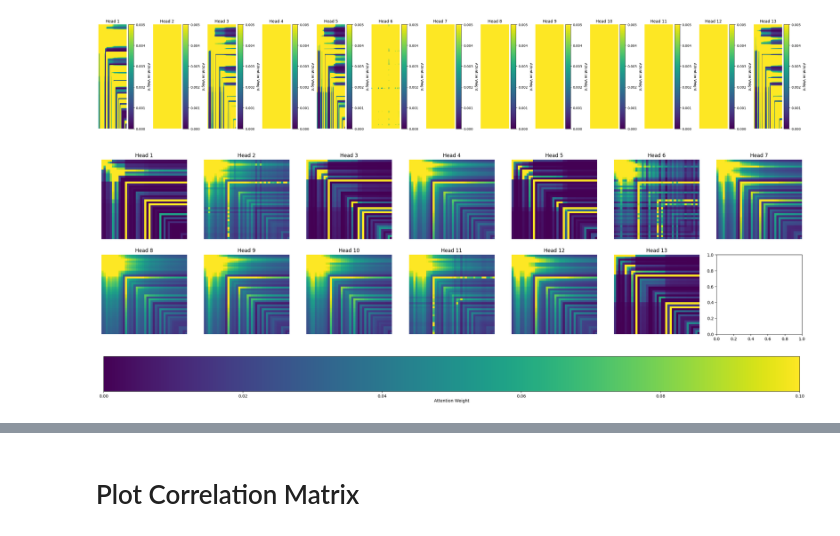
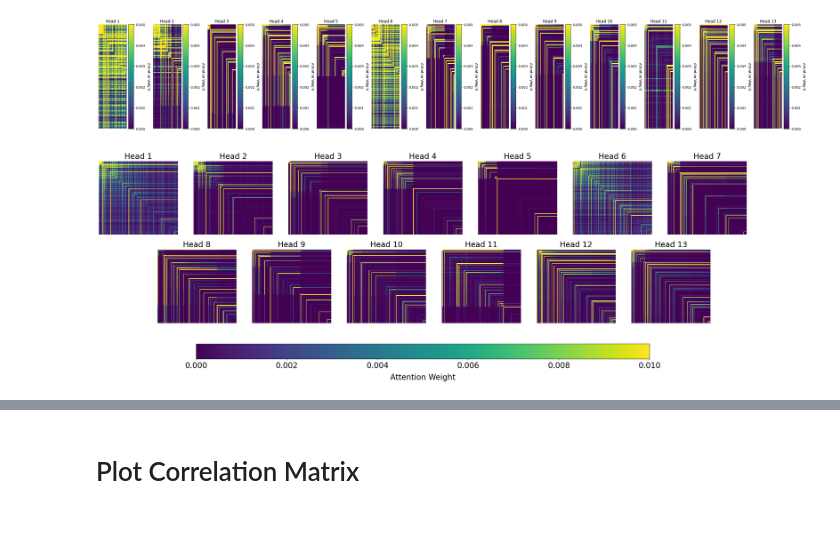
Before and after one commit to CS-433/ml-project-2-zenconvolutionalgraph, a Jupyter notebook: GAT/plot_attention_weights.ipynb, the cells around one changed output, grey strips where cells are left out. Cells and saved outputs as stored; diff of their text form; code cells hidden in the pictures.

```diff
--- a/GAT/plot_attention_weights.ipynb
+++ b/GAT/plot_attention_weights.ipynb
@@ -19,5 +19,6 @@ True
 # %%
-model = torch.load("/home/dalai/GNN_E/data/results/GAT/balanced/14/all_emo/2406-1002/full_model.pth")
+#model = torch.load("/home/dalai/GNN_E/data/results/GAT/balanced/14/all_emo/2406-1002/full_model.pth")
+model = torch.load("/home/dalai/GNN_E/data/results/GAT/balanced/1/all_emo/10000-1075/full_model.pth")
 
 model =  model.to("cpu") #(torch.device('cuda' if torch.cuda.is_available() else 'cpu'))
 print(model)
@@ -31,6 +32,7 @@ GATConv(11, 13, heads=13)
 # %%
 # Number of nodes in the clique
-num_nodes = 40
+num_nodes = 414
+num_feat = 21
 
 # Create a complete graph with all possible edges (including self-loops)
 edge_index = torch.combinations(torch.arange(num_nodes), r=2).t()
@@ -39,12 +41,12 @@ edge_index = torch.combinations(torch.arange(num_nodes), r=2).t()
 edge_index = torch.cat([edge_index, torch.stack([torch.arange(num_nodes), torch.arange(num_nodes)])], dim=1)
 
 # Create the node feature tensor, with each node having a feature vector of 1's
-x = torch.ones((num_nodes, 11))  # 1-dimensional feature with value 1 for each node
-x = torch.rand((num_nodes, 11)) * 10
+x = torch.ones((num_nodes, num_feat))  # 1-dimensional feature with value 1 for each node
+x = torch.rand((num_nodes, num_feat)) * 10
 
 # Create the edge attribute tensor, with each edge having an attribute of 1
 edge_attr = torch.ones((edge_index.size(1), 1))  # 1-dimensional edge attribute for each edge
-edge_attr = torch.rand((edge_index.size(1), 1)) * 10
+edge_attr = torch.rand((edge_index.size(1), 1)) #* 10
 
 # Create the PyTorch Geometric data object
 data = Data(x=x, edge_index=edge_index, edge_attr=edge_attr)
@@ -160,7 +162,7 @@ def plot_adj_matrices(adj_matrices):
 # Example usage
 plot_adj_matrices(adj_matrices)
 # %% [output]
-[figure, old version]
+[figure, new version]
 # %%
 import matplotlib.pyplot as plt
 import numpy as np
@@ -168,52 +170,64 @@ import numpy as np
 def plot_adj_matrices(adj_matrices):
     """
     Plot adjacency matrices for each attention head as heatmaps with the same colormap and colorbar range,
-    and plot the colorbar only once. The plots will be arranged in 2 rows.
+    and plot the colorbar only once. The plots will be arranged in 2 rows, with the second row centered.
 
     Args:
         adj_matrices (Tensor or np.ndarray): Adjacency matrices of shape (num_heads, num_nodes, num_nodes).
     """
     # Ensure the input is a NumPy array
     if isinstance(adj_matrices, np.ndarray):
         pass
     elif hasattr(adj_matrices, 'cpu'):  # If it's a PyTorch tensor
         adj_matrices = adj_matrices.detach().cpu().numpy()
     else:
         raise TypeError("adj_matrices should be either a numpy array or a PyTorch tensor.")
 
     num_heads = adj_matrices.shape[0]
 
     # Set a global vmin and vmax for the color range
     vmin = 0
-    vmax = 0.1
+    vmax = 0.01
 
-    # Calculate the number of columns based on the number of heads
-    num_cols = (num_heads + 1) // 2  # Number of columns to ensure 2 rows
+    # Fixed number of rows and columns
+    num_cols = 7  # We have 7 columns in total for the 2 rows
+    num_rows = 2  # 2 rows total (fixed)
 
-    # Create the figure with 2 rows and dynamic columns based on the number of heads
-    fig, axes = plt.subplots(2, num_cols, figsize=(min(5 * num_cols, 30), 10))  # Adjust width per column, max width of 30
+    # Create the figure with a grid of 2 rows and 7 columns
+    fig, axes = plt.subplots(num_rows, num_cols, figsize=(min(5 * num_cols, 30), 10))  # Adjusted size
 
+    # Flatten the axes array for easy iteration
+    axes = axes.ravel()
+
+    # Loop over the plots and fill in the heatmaps
     for head in range(num_heads):
-        row = head // num_cols  # Row index for 2 rows
-        col = head % num_cols   # Column index based on the number of columns
-        ax = axes[row, col]  # Select the appropriate subplot
+        ax = axes[head]  # Select the appropriate subplot
 
         # Display the heatmap with a fixed colormap and color scale
         im = ax.imshow(adj_matrices[head], cmap="viridis", aspect="auto", vmin=vmin, vmax=vmax)
 
-        ax.set_title(f"Head {head + 1}")
-        ax.axis("off")  # Hide the axes for a cleaner look
+        ax.set_title(f"Head {head + 1}", fontsize=20)
+        ax.axis("off")  # Hide axes for cleaner appearance
+
+    # Hide empty subplots in the second row (if there are fewer than 7 plots in the second row)
+    for idx in range(num_heads, len(axes)):
+        axes[idx].axis("off")
 
     # Add a single colorbar that spans all plots
-    cbar = fig.colorbar(im, ax=axes.ravel().tolist(), orientation='horizontal', pad=0.1)
-    cbar.set_label('Attention Weight', rotation=0, labelpad=10)
+    cbar = fig.colorbar(im, ax=axes.tolist(), orientation='horizontal', pad=0, shrink=0.7, aspect=30)
+    cbar.set_label('Attention Weight', rotation=0, labelpad=10, fontsize=20)
 
-    # Manually adjust layout to ensure colorbar and plots don't overlap
-    fig.subplots_adjust(bottom=0.3)  # Adjust the bottom margin to fit the colorbar
+    # Adjust the layout to prevent overlap and ensure colorbar fits
+    cbar.ax.tick_params(labelsize=20)
+    fig.subplots_adjust(bottom=0.3)  # Move the colorbar further down
+
+    # Center the second row by adjusting the position of the axes
+    for ax in axes[7:]:
+        ax.set_position(ax.get_position().translated(0.07, 0))  # Adjust position to center them
 
     plt.show()
 
 # Example usage
 plot_adj_matrices(adj_matrices)
 # %% [output]
-[figure, old version]
+[figure, new version]
```
Also changed, not shown: parts of 14 cells of this notebook, 7 other files.
